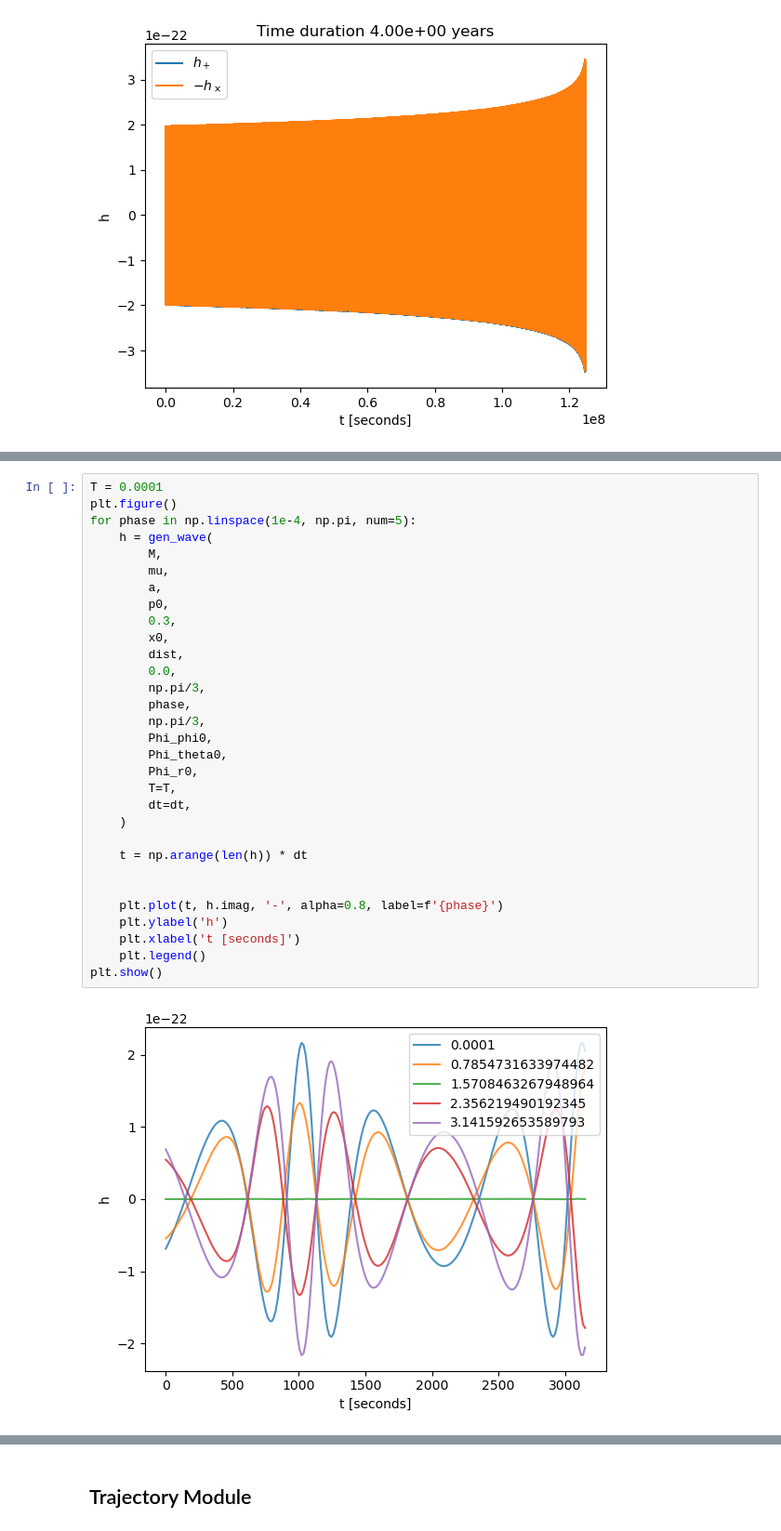
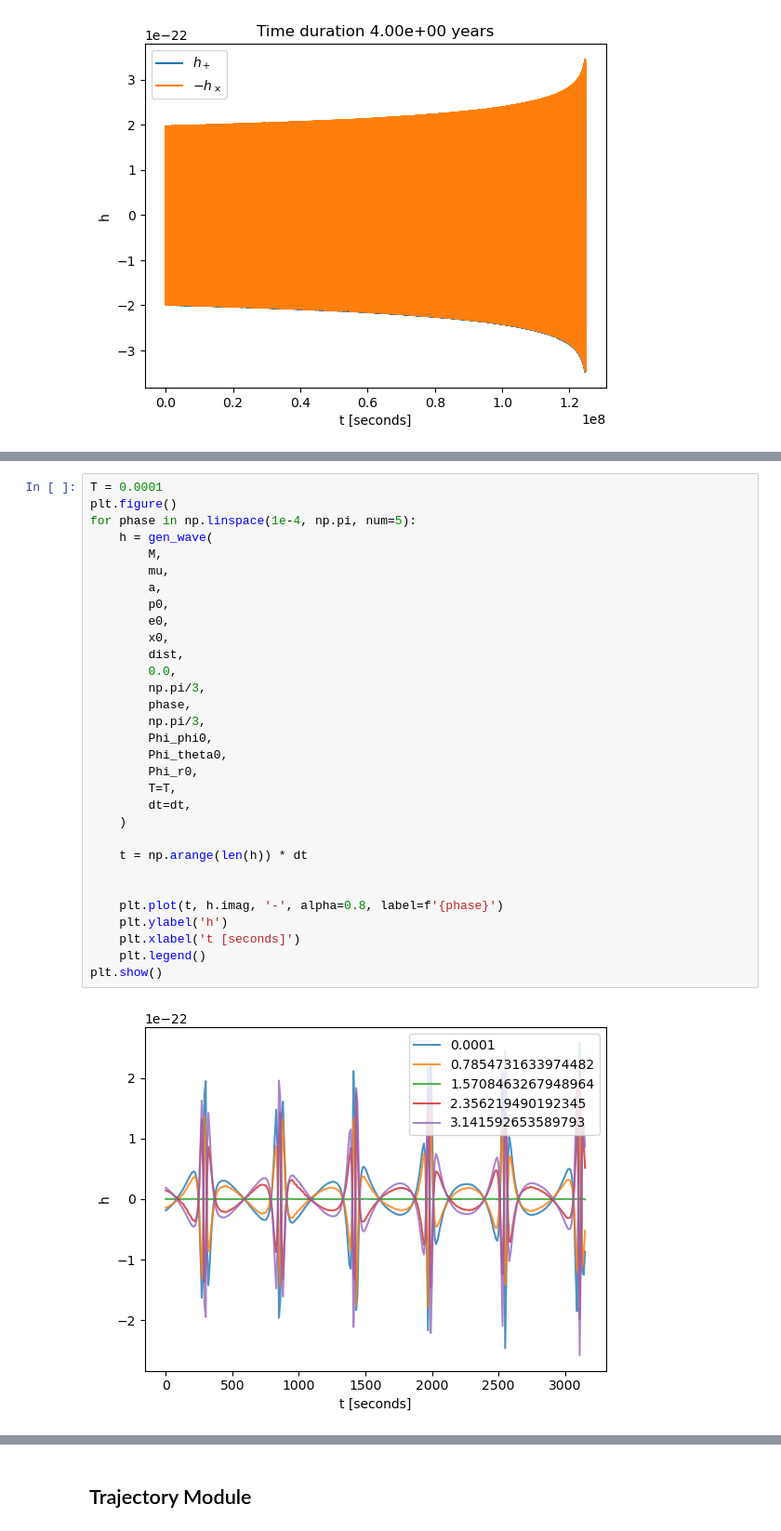
Before and after one commit to lorenzsp/GRAPPA_EMRI_tutorial, a Jupyter notebook: Grappa_tutorial.ipynb, the cells around one changed output, grey strips where cells are left out. Shown at 93% size. Saved outputs shown, nothing was run; the diff lists cells and outputs as text.

```diff
--- a/Grappa_tutorial.ipynb
+++ b/Grappa_tutorial.ipynb
@@ -233,32 +338,32 @@ plt.show()
 T = 0.0001
 plt.figure()
 for phase in np.linspace(1e-4, np.pi, num=5):
     h = gen_wave(
         M,
         mu,
         a,
         p0,
-        0.3,
+        e0,
         x0,
         dist,
         0.0,
         np.pi/3,
         phase,
         np.pi/3,
         Phi_phi0,
         Phi_theta0,
         Phi_r0,
         T=T,
         dt=dt,
     )
 
     t = np.arange(len(h)) * dt
 
 
     plt.plot(t, h.imag, '-', alpha=0.8, label=f'{phase}')
     plt.ylabel('h')
     plt.xlabel('t [seconds]')
     plt.legend()
 plt.show()
 # %% [output]
-[figure, old version]
+[figure, new version]
```
Also changed, not shown: parts of 27 cells of this notebook.
